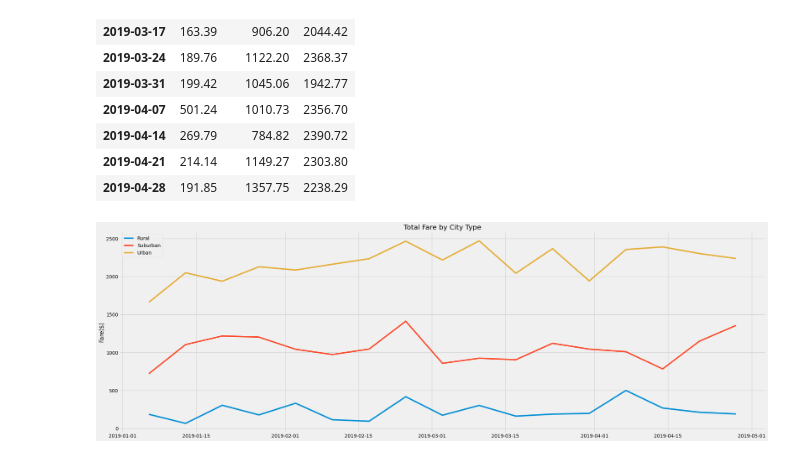
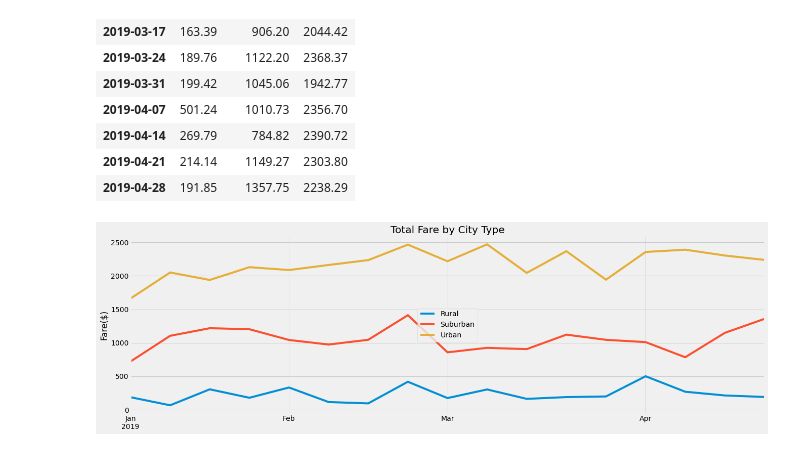
Before and after one commit to MServ/PyBer_Analysis, a Jupyter notebook: PyBer_Challenge.ipynb, the cells around one changed output. Cells and saved outputs as stored; diff of their text form; code cells hidden in the pictures.

```diff
--- a/PyBer_Challenge.ipynb
+++ b/PyBer_Challenge.ipynb
@@ -80,7 +89,7 @@ pyber_summary_df
 # %%
 # 2. Using groupby() to create a new DataFrame showing the sum of the fares
 #  for each date where the indices are the city type and date.
-type_sum_fare_df = pyber_data_df.groupby(["type", "date"]).sum()["fare"]
+type_sum_fare_df = pyber_data_df.groupby(["type", "date"]).sum()[["fare"]]
 # %%
 # 3. Reset the index on the DataFrame you created in #1. This is needed to use the 'pivot()' function.
 type_sum_fare_df = type_sum_fare_df.reset_index()
@@ -135,20 +175,19 @@ jan_apr_fare_week
 # %%
 # 8. Using the object-oriented interface method, plot the resample DataFrame using the df.plot() function.
 
 # Import the style from Matplotlib.
 from matplotlib import style
 # Use the graph style fivethirtyeight.
 style.use('fivethirtyeight')
 
-fig, ax = plt.subplots(figsize=(30,10))
+ax = jan_apr_fare_week.plot(figsize=(20,6))
 ax.set_title('Total Fare by City Type')
 ax.set_ylabel('Fare($)')
 ax.set_xlabel("")
-ax.plot(jan_apr_fare_week)
 ax.legend(jan_apr_fare_week)
 
 # Save the figure
 # plt.savefig("analysis/PyBer_fare_summary.png")
 plt.show()
 # %% [output]
-[figure, old version]
+[figure, new version]
```
Also changed, not shown: parts of 3 cells of this notebook, 1 other file.
